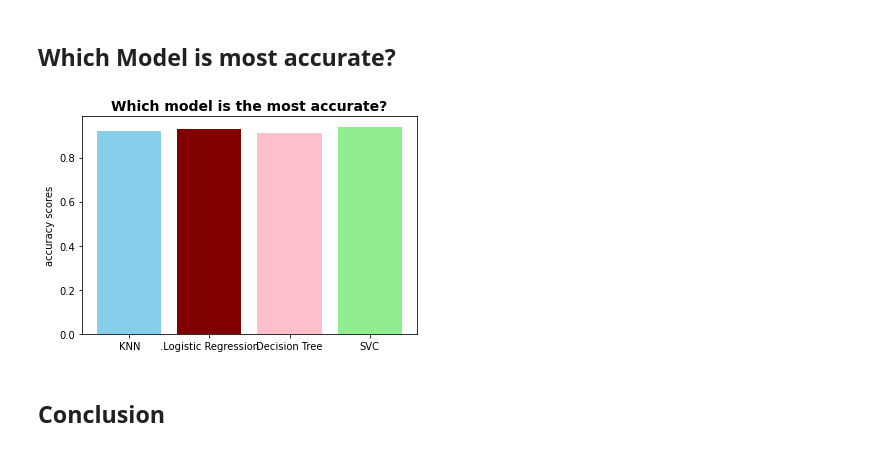
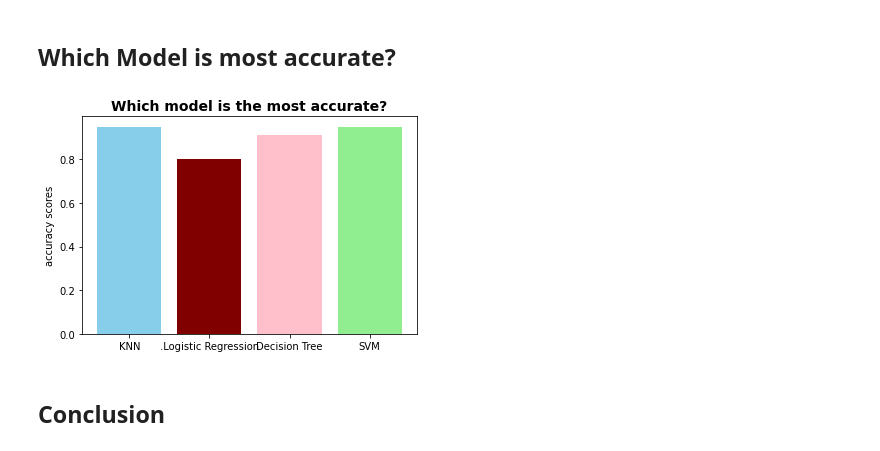
Before and after one commit to Amoghakrao/Mobile-Price-Range-Prediction, a Jupyter notebook: Mobile_Price_Range_Prediction_Amogha_K.ipynb, the cells around one changed output. Drawn from its saved outputs; the diff is of its cells as text; code cells hidden in the pictures.

```diff
--- a/Mobile_Price_Range_Prediction_Amogha_K.ipynb
+++ b/Mobile_Price_Range_Prediction_Amogha_K.ipynb
@@ -1077,15 +1103,15 @@ plt.show()
 # %% [markdown]
 ## **Which Model is most accurate?**
 # %%
-models = ['KNN', '.Logistic Regression', 'Decision Tree','SVC']
-acc_scores = [0.92, 0.93, 0.91,0.94]
+models = ['KNN', '.Logistic Regression', 'Decision Tree','SVM']
+acc_scores = [0.95, 0.80, 0.91,0.95]
 
 plt.bar(models, acc_scores, color=['skyblue', 'maroon', 'pink', 'lightgreen'])
 plt.ylabel("accuracy scores")
 plt.title("Which model is the most accurate?",fontweight ='bold', size = 14)
 plt.show()
 # %% [output]
-[figure, old version]
+[figure, new version]
 # %% [markdown]
 ## **Conclusion**
 # %% [markdown]
```
Also changed, not shown: parts of 15 cells of this notebook.
